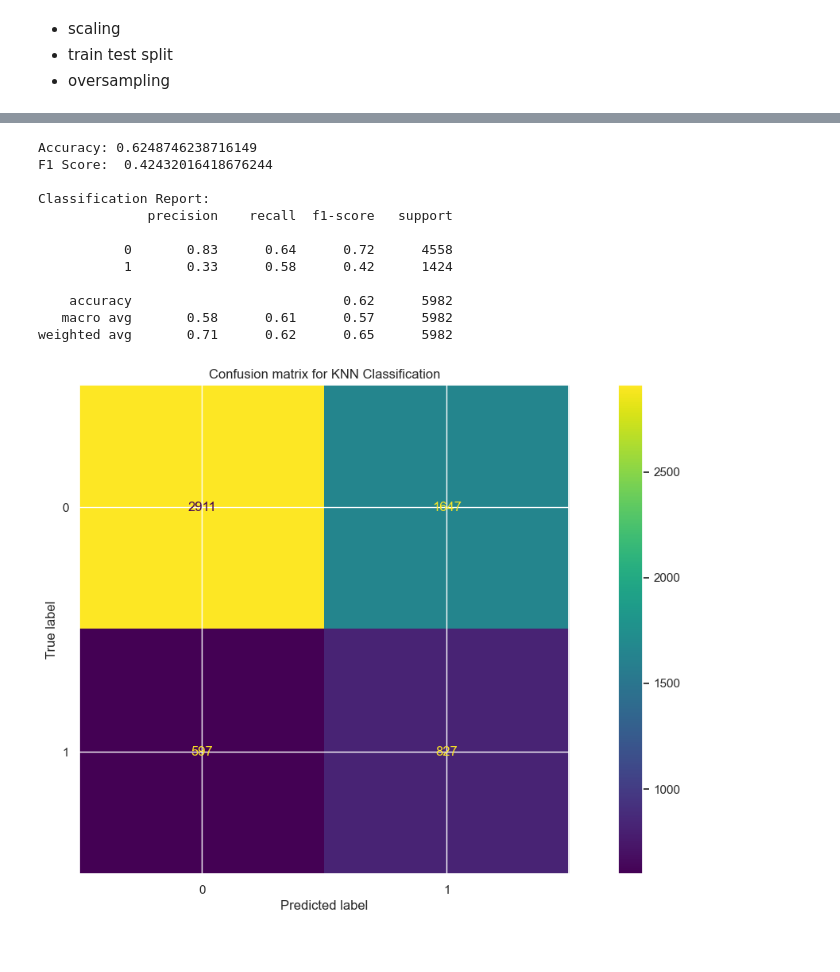
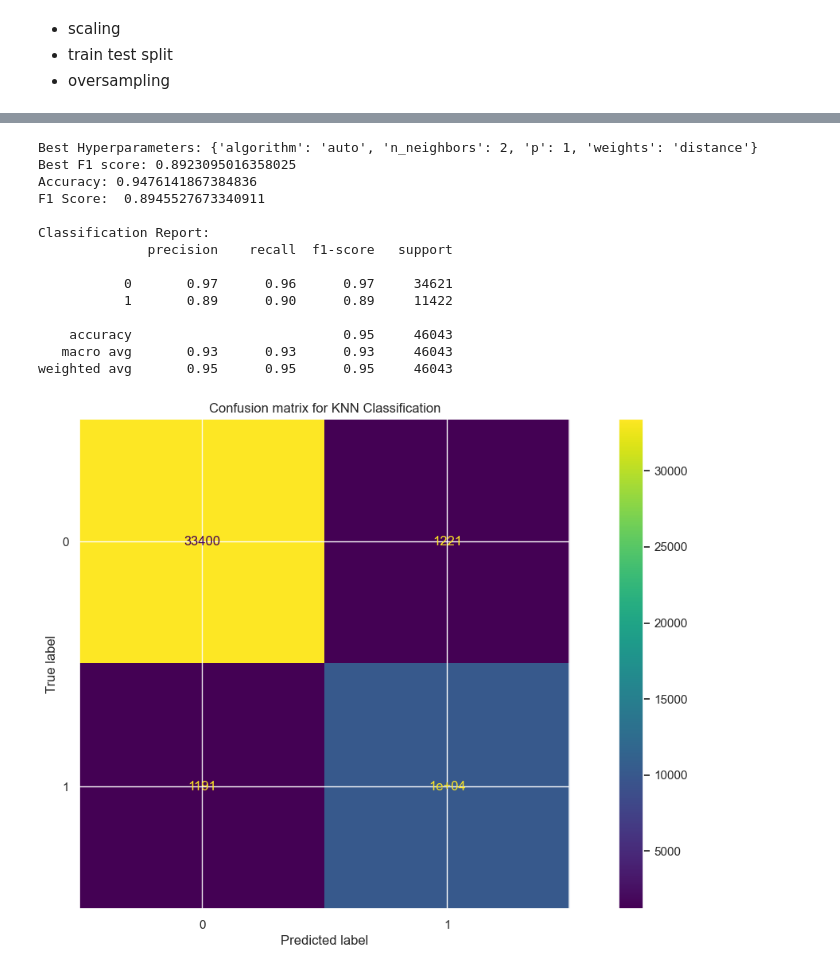
Before and after one commit to Staszek15/Data-Mining-Project, a Jupyter notebook: adults_classification.ipynb, the cells around one changed output, grey strips where cells are left out. Drawn from its saved outputs; the diff is of its cells as text; code cells hidden in the pictures.

```diff
--- a/adults_classification.ipynb
+++ b/adults_classification.ipynb
@@ -202,16 +169,35 @@ def classification_xgb(scale=False, balance_type=None):
     cm_im.ax_.set_title("Confusion matrix for XGBoost Classification")
     plt.show()
 # %%
-def classification_knn(scale=False, balance_type=None):
+def classification_knn(scale=False, balance_type=None, grid=False):
 
-    X, Y = my_read_data(scale)
-
-    X_train, X_test, Y_train, Y_test = train_test_split(X, Y, test_size=0.2, shuffle=True, random_state=55)
+    X_train, X_test, Y_train, Y_test = my_read_data(scale)
 
     if balance_type != None:
         X_train, Y_train = balance_data(X_train, Y_train, type=balance_type)
 
+
+    param_grid = {'n_neighbors': np.arange(1, 11),
+              'weights': ['uniform', 'distance'],
+              'algorithm': ['auto', 'ball_tree', 'kd_tree', 'brute'],
+              'p': [1, 2]}
+
     model_knn = KNeighborsClassifier()
+
+
+    if grid:
+        # Define & fit grid search
+        grid_search = GridSearchCV(model_knn, param_grid, cv=5, scoring='f1')
+        grid_search.fit(X_train, Y_train)
+
+        print("Best Hyperparameters:", grid_search.best_params_)
+        print("Best F1 score:", grid_search.best_score_)
+
+        # Define best model
+        model_knn = KNeighborsClassifier(n_neighbors=grid_search.best_params_['n_neighbors'],
+                                    weights=grid_search.best_params_['weights'],
+                                    algorithm=grid_search.best_params_['algorithm'],
+                                    p=grid_search.best_params_['p'])
 
     # fit & predict
     model_knn.fit(X_train, Y_train)
@@ -227,20 +213,22 @@ def classification_knn(scale=False, balance_type=None):
     cm_im.ax_.set_title("Confusion matrix for KNN Classification")
     plt.show()
 # %%
-classification_knn(balance_type="ros")
+classification_knn(balance_type="ros", grid=True)
 # %% [output]
-Accuracy: 0.6248746238716149
-F1 Score:  0.42432016418676244
+Best Hyperparameters: {'algorithm': 'auto', 'n_neighbors': 2, 'p': 1, 'weights': 'distance'}
+Best F1 score: 0.8923095016358025
+Accuracy: 0.9476141867384836
+F1 Score:  0.8945527673340911
 
 Classification Report:
               precision    recall  f1-score   support
 
-           0       0.83      0.64      0.72      4558
-           1       0.33      0.58      0.42      1424
+           0       0.97      0.96      0.97     34621
+           1       0.89      0.90      0.89     11422
 
-    accuracy                           0.62      5982
-   macro avg       0.58      0.61      0.57      5982
-weighted avg       0.71      0.62      0.65      5982
+    accuracy                           0.95     46043
+   macro avg       0.93      0.93      0.93     46043
+weighted avg       0.95      0.95      0.95     46043
-[figure, old version]
+[figure, new version]
 # %%
 classification_xgb(scale=False, balance_type="ros")
```
Also changed, not shown: parts of 8 cells of this notebook, 1 other file.
